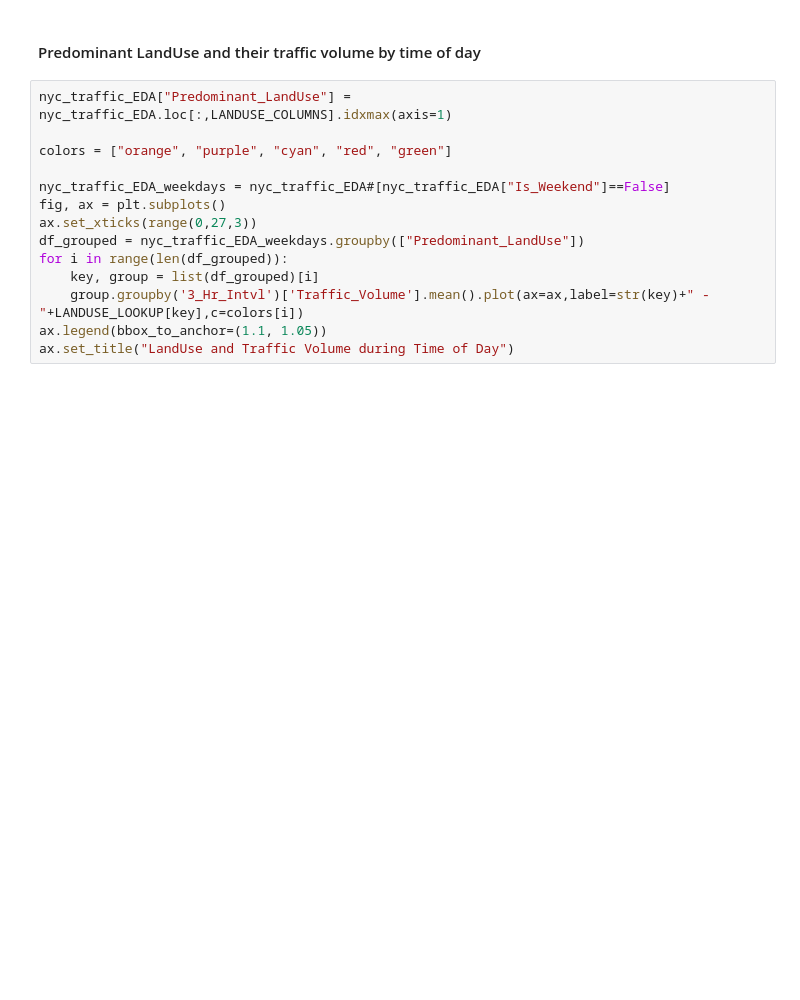
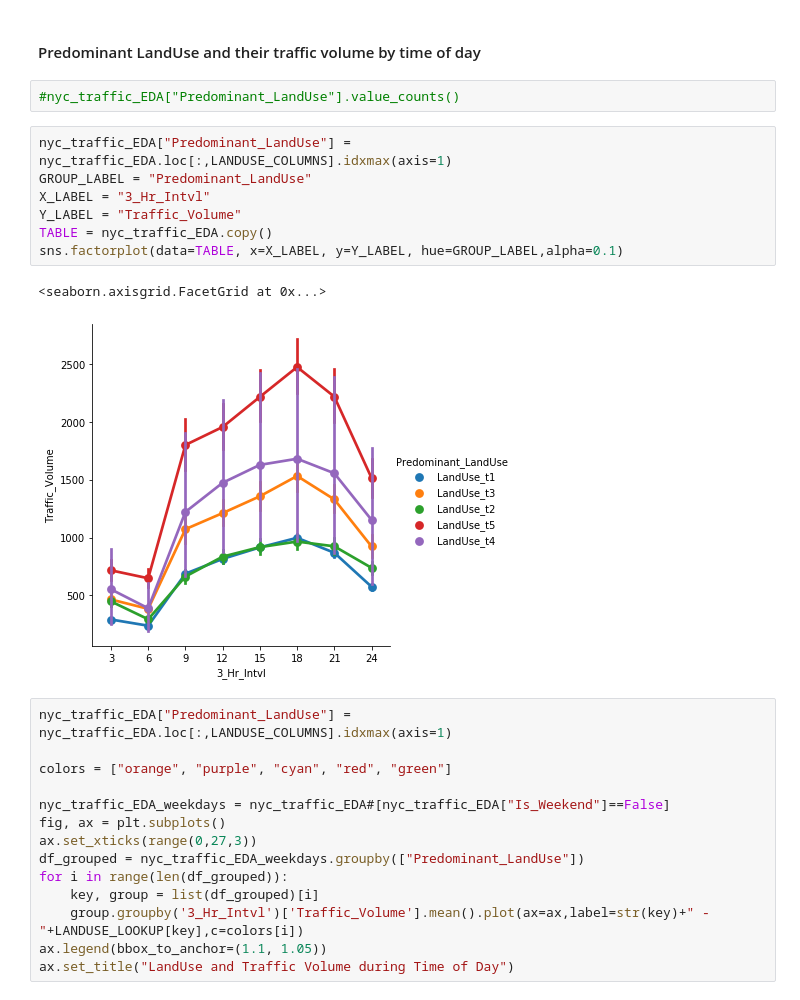
Before and after one commit to benduong2001/ArcGIS_Project_nyc_traffic, a Jupyter notebook: arcgis_project_nyc_traffic_part3_EDA.ipynb, the cells around one changed output. Saved outputs shown, nothing was run; the diff lists cells and outputs as text; blank space fills up the shorter version.

```diff
--- a/arcgis_project_nyc_traffic_part3_EDA.ipynb
+++ b/arcgis_project_nyc_traffic_part3_EDA.ipynb
@@ -239,5 +153,17 @@ Text(0.5, 1.0, 'Boroughs and Traffic Volume during Time of Day')
 # %% [markdown]
 #### Predominant LandUse and their traffic volume by time of day
+# %%
+#nyc_traffic_EDA["Predominant_LandUse"].value_counts()
+# %%
+nyc_traffic_EDA["Predominant_LandUse"] = nyc_traffic_EDA.loc[:,LANDUSE_COLUMNS].idxmax(axis=1)
+GROUP_LABEL = "Predominant_LandUse"
+X_LABEL = "3_Hr_Intvl"
+Y_LABEL = "Traffic_Volume"
+TABLE = nyc_traffic_EDA.copy()
+sns.factorplot(data=TABLE, x=X_LABEL, y=Y_LABEL, hue=GROUP_LABEL,alpha=0.1)
+# %% [output]
+<seaborn.axisgrid.FacetGrid at 0x...>
+[figure, added]
 # %%
 nyc_traffic_EDA["Predominant_LandUse"] = nyc_traffic_EDA.loc[:,LANDUSE_COLUMNS].idxmax(axis=1)
 
```
Also changed, not shown: parts of 68 cells of this notebook.
